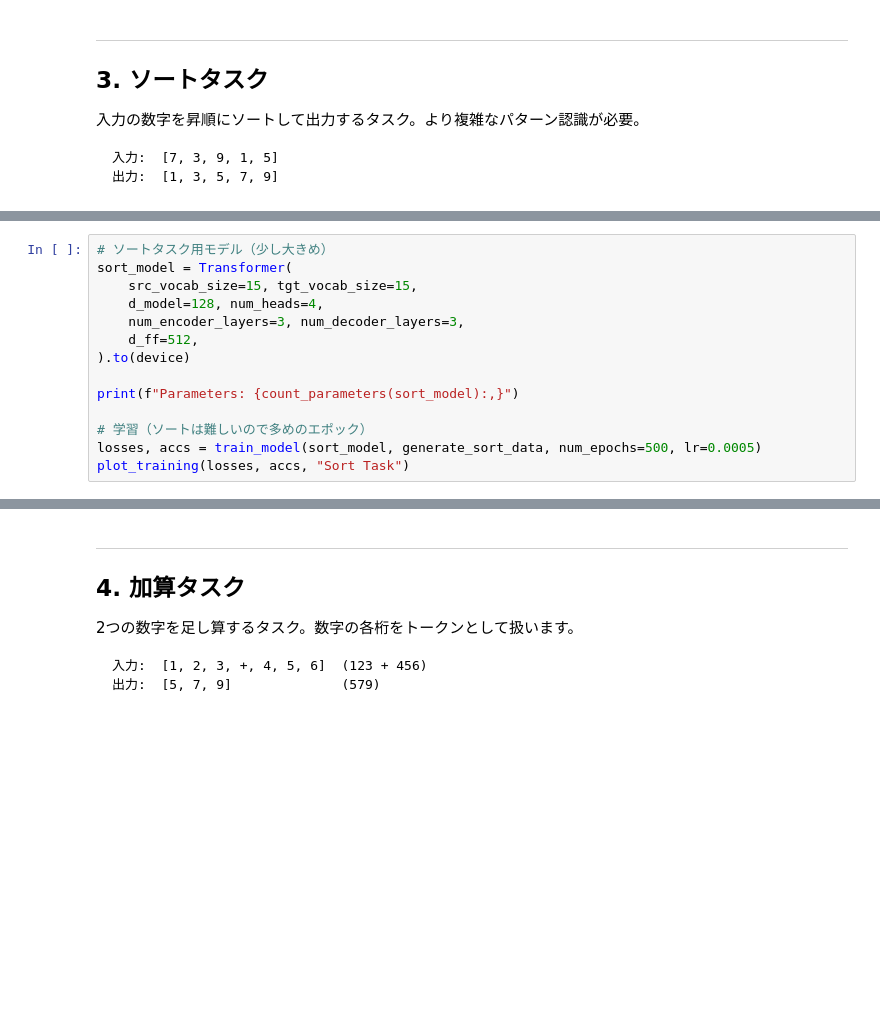
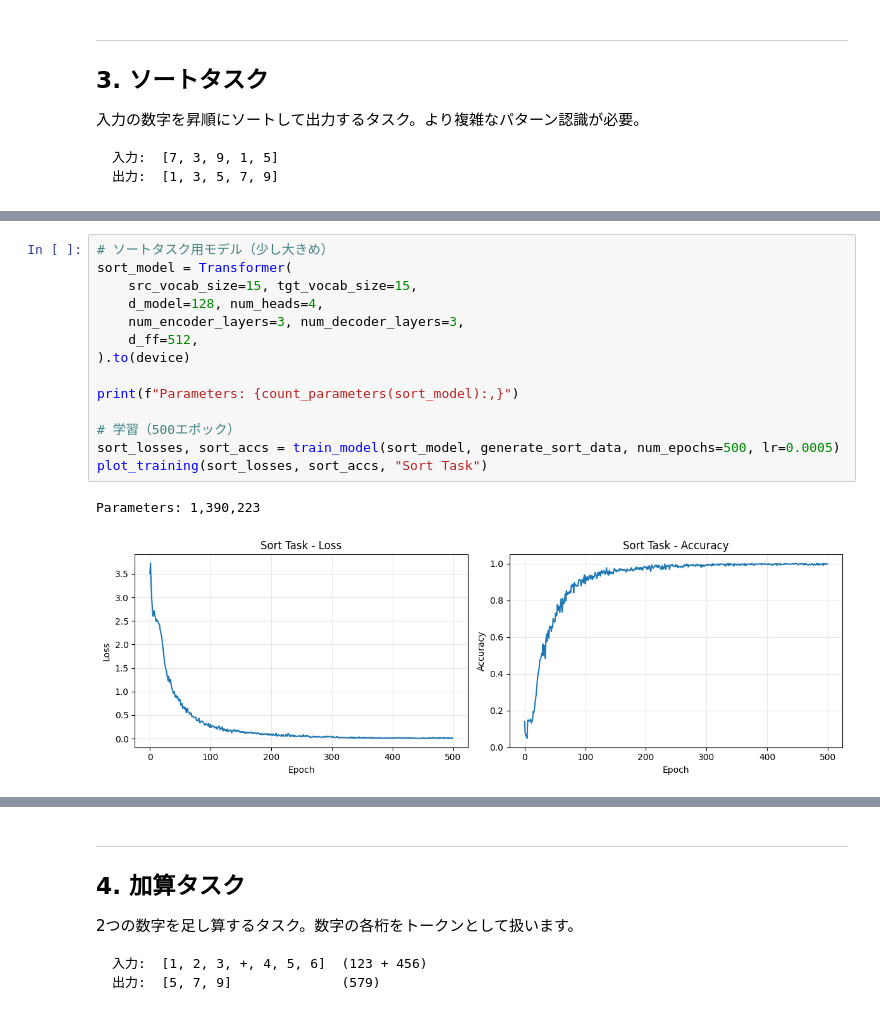
Before and after one commit to kouhei1970/learn_transformer, a Jupyter notebook: notebooks/08_diverse_tasks_demo.ipynb, the cells around one changed output, grey strips where cells are left out. Cells and saved outputs as stored; diff of their text form; blank space fills up the shorter version.

```diff
--- a/notebooks/08_diverse_tasks_demo.ipynb
+++ b/notebooks/08_diverse_tasks_demo.ipynb
@@ -274,17 +334,20 @@ print(f"  Target Output: {tgt_out[0].tolist()}")
 # %%
 # ソートタスク用モデル（少し大きめ）
 sort_model = Transformer(
     src_vocab_size=15, tgt_vocab_size=15,
     d_model=128, num_heads=4,
     num_encoder_layers=3, num_decoder_layers=3,
     d_ff=512,
 ).to(device)
 
 print(f"Parameters: {count_parameters(sort_model):,}")
 
-# 学習（ソートは難しいので多めのエポック）
-losses, accs = train_model(sort_model, generate_sort_data, num_epochs=500, lr=0.0005)
-plot_training(losses, accs, "Sort Task")
+# 学習（500エポック）
+sort_losses, sort_accs = train_model(sort_model, generate_sort_data, num_epochs=500, lr=0.0005)
+plot_training(sort_losses, sort_accs, "Sort Task")
+# %% [output]
+Parameters: 1,390,223
+[figure, added]
 # %%
 # テスト
 print("Sort Task Test Results:")
```
Also changed, not shown: parts of 21 cells of this notebook.
